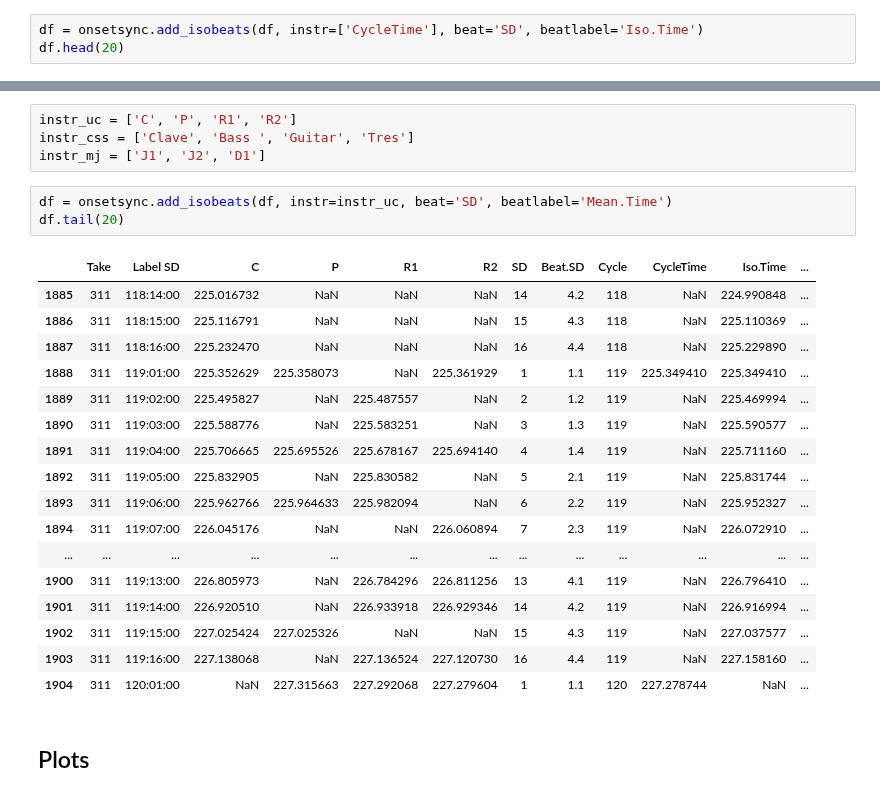
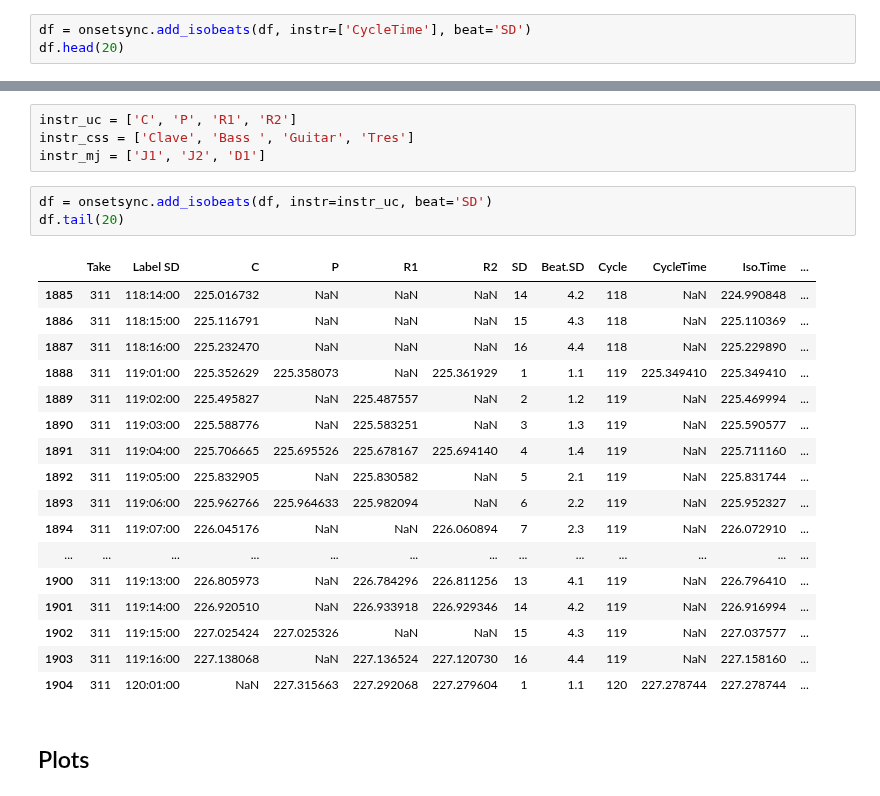
Before and after one commit to satyajeetprabhu/music-sync-internship-upf, a Jupyter notebook: Adding_Annotations.ipynb, the cells around one changed output, grey strips where cells are left out. Cells and saved outputs as stored; diff of their text form.

```diff
--- a/Adding_Annotations.ipynb
+++ b/Adding_Annotations.ipynb
@@ -200,7 +200,7 @@ df.head(20)
 # %% [markdown]
 #### 5.1 Add isochronous beat subdivisions based on annotation
 # %%
-df = onsetsync.add_isobeats(df, instr=['CycleTime'], beat='SD', beatlabel='Iso.Time')
+df = onsetsync.add_isobeats(df, instr=['CycleTime'], beat='SD')
 df.head(20)
 # %% [output]
 |  | Take | Label SD | C | P | R1 | R2 | SD | Beat.SD | Cycle | CycleTime | Iso.Time |
@@ -227,26 +227,26 @@ instr_uc = ['C', 'P', 'R1', 'R2']
 instr_css = ['Clave', 'Bass ', 'Guitar', 'Tres']
 instr_mj = ['J1', 'J2', 'D1']
 # %%
-df = onsetsync.add_isobeats(df, instr=instr_uc, beat='SD', beatlabel='Mean.Time')
+df = onsetsync.add_isobeats(df, instr=instr_uc, beat='SD')
 df.tail(20)
 # %% [output]
 |  | Take | Label SD | C | P | R1 | R2 | SD | Beat.SD | Cycle | CycleTime | Iso.Time | ... |
 | 1885 | 311 | 118:14:00 | 225.016732 | NaN | NaN | NaN | 14 | 4.2 | 118 | NaN | 224.990848 | ... |
 | 1886 | 311 | 118:15:00 | 225.116791 | NaN | NaN | NaN | 15 | 4.3 | 118 | NaN | 225.110369 | ... |
 | 1887 | 311 | 118:16:00 | 225.232470 | NaN | NaN | NaN | 16 | 4.4 | 118 | NaN | 225.229890 | ... |
 | 1888 | 311 | 119:01:00 | 225.352629 | 225.358073 | NaN | 225.361929 | 1 | 1.1 | 119 | 225.349410 | 225.349410 | ... |
 | 1889 | 311 | 119:02:00 | 225.495827 | NaN | 225.487557 | NaN | 2 | 1.2 | 119 | NaN | 225.469994 | ... |
 | 1890 | 311 | 119:03:00 | 225.588776 | NaN | 225.583251 | NaN | 3 | 1.3 | 119 | NaN | 225.590577 | ... |
 | 1891 | 311 | 119:04:00 | 225.706665 | 225.695526 | 225.678167 | 225.694140 | 4 | 1.4 | 119 | NaN | 225.711160 | ... |
 | 1892 | 311 | 119:05:00 | 225.832905 | NaN | 225.830582 | NaN | 5 | 2.1 | 119 | NaN | 225.831744 | ... |
 | 1893 | 311 | 119:06:00 | 225.962766 | 225.964633 | 225.982094 | NaN | 6 | 2.2 | 119 | NaN | 225.952327 | ... |
 | 1894 | 311 | 119:07:00 | 226.045176 | NaN | NaN | 226.060894 | 7 | 2.3 | 119 | NaN | 226.072910 | ... |
 | ... | ... | ... | ... | ... | ... | ... | ... | ... | ... | ... | ... | ... |
 | 1900 | 311 | 119:13:00 | 226.805973 | NaN | 226.784296 | 226.811256 | 13 | 4.1 | 119 | NaN | 226.796410 | ... |
 | 1901 | 311 | 119:14:00 | 226.920510 | NaN | 226.933918 | 226.929346 | 14 | 4.2 | 119 | NaN | 226.916994 | ... |
 | 1902 | 311 | 119:15:00 | 227.025424 | 227.025326 | NaN | NaN | 15 | 4.3 | 119 | NaN | 227.037577 | ... |
 | 1903 | 311 | 119:16:00 | 227.138068 | NaN | 227.136524 | 227.120730 | 16 | 4.4 | 119 | NaN | 227.158160 | ... |
-| 1904 | 311 | 120:01:00 | NaN | 227.315663 | 227.292068 | 227.279604 | 1 | 1.1 | 120 | 227.278744 | NaN | ... |
+| 1904 | 311 | 120:01:00 | NaN | 227.315663 | 227.292068 | 227.279604 | 1 | 1.1 | 120 | 227.278744 | 227.278744 | ... |
 # %% [markdown]
 ## Plots
 # %% [markdown]
```
Also changed, not shown: parts of 2 cells of this notebook, 8 other files.
